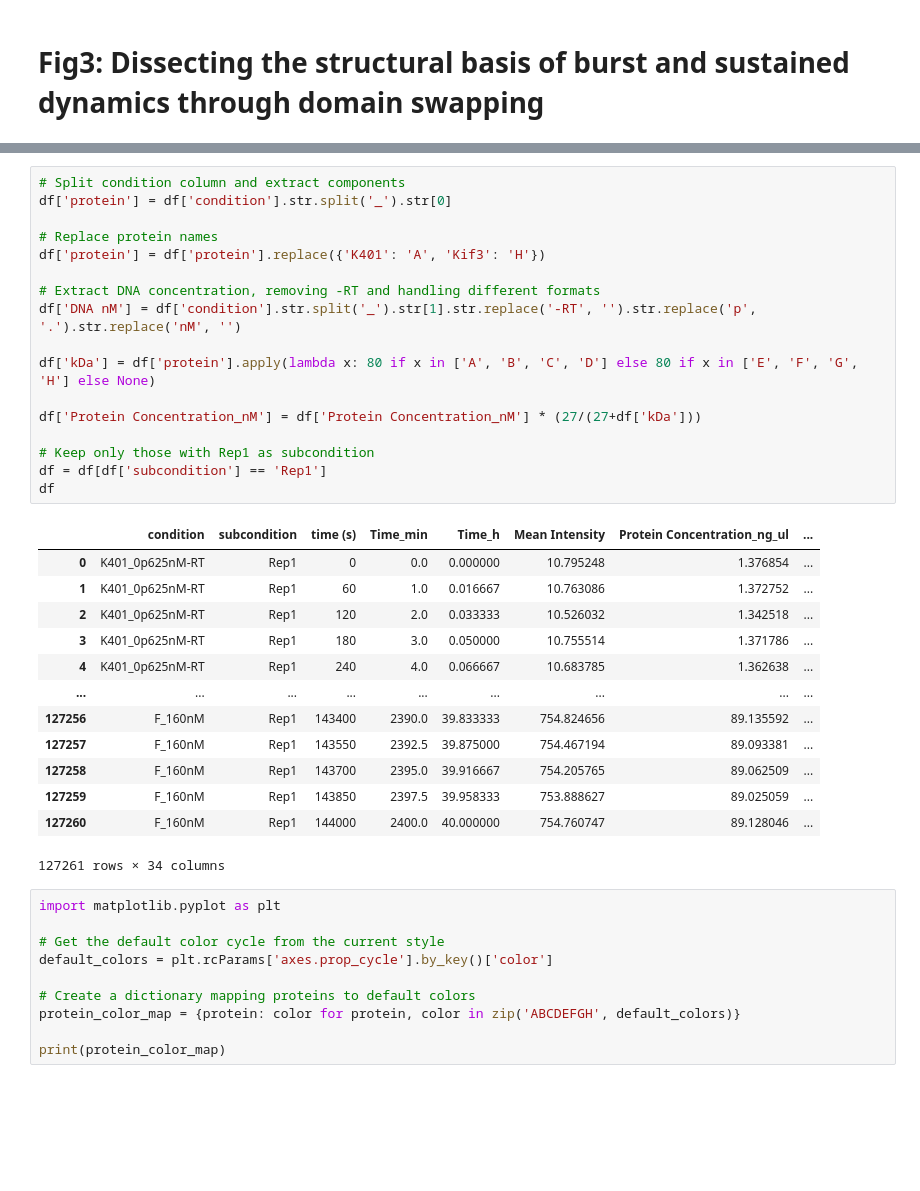
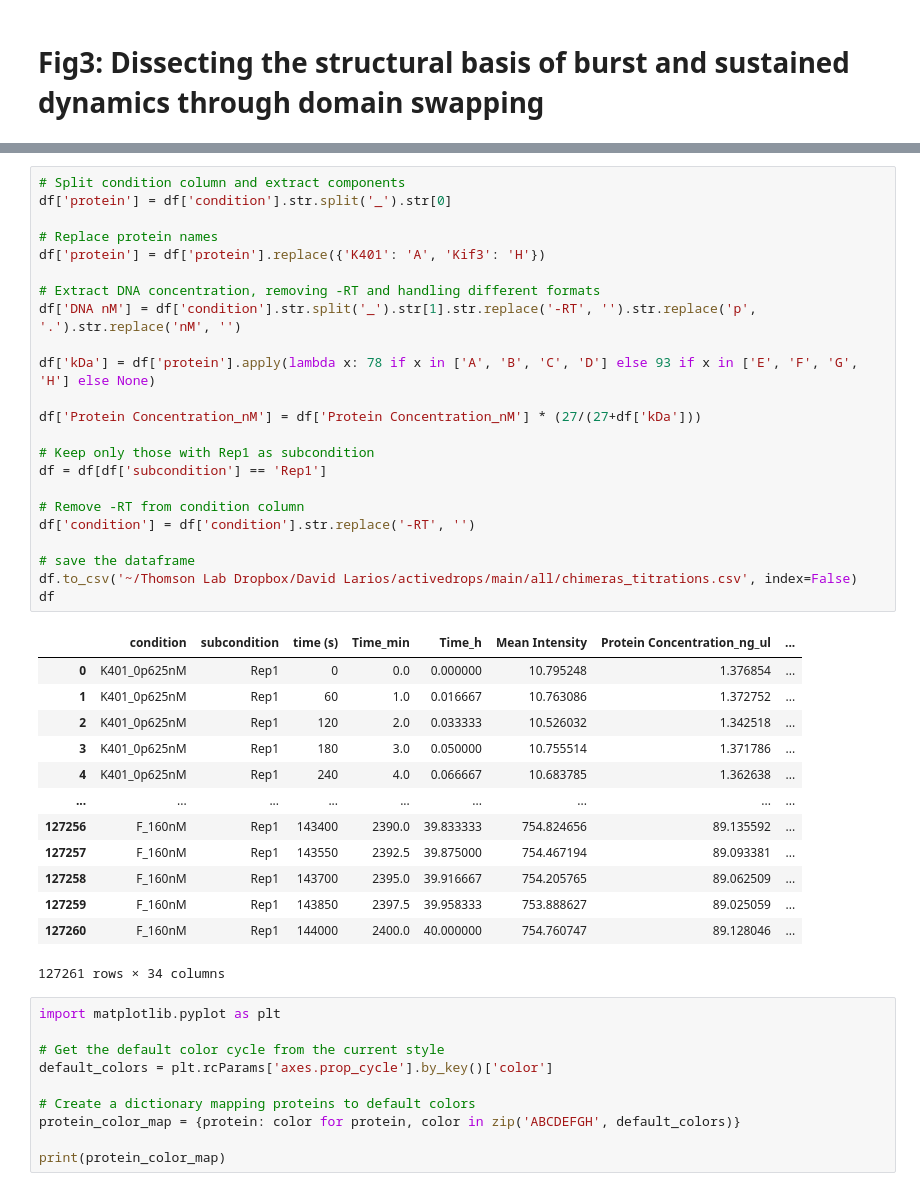
Before and after one commit to dalarios/activedrops, a Jupyter notebook: paper/fig3.ipynb, the cells around one changed output, grey strips where cells are left out. Drawn from its saved outputs; the diff is of its cells as text; blank space fills up the shorter version.

```diff
--- a/paper/fig3.ipynb
+++ b/paper/fig3.ipynb
@@ -42,27 +42,33 @@ df
 # %%
 # Split condition column and extract components
 df['protein'] = df['condition'].str.split('_').str[0]
 
 # Replace protein names
 df['protein'] = df['protein'].replace({'K401': 'A', 'Kif3': 'H'})
 
 # Extract DNA concentration, removing -RT and handling different formats
 df['DNA nM'] = df['condition'].str.split('_').str[1].str.replace('-RT', '').str.replace('p', '.').str.replace('nM', '')
 
-df['kDa'] = df['protein'].apply(lambda x: 80 if x in ['A', 'B', 'C', 'D'] else 80 if x in ['E', 'F', 'G', 'H'] else None)
+df['kDa'] = df['protein'].apply(lambda x: 78 if x in ['A', 'B', 'C', 'D'] else 93 if x in ['E', 'F', 'G', 'H'] else None)
 
 df['Protein Concentration_nM'] = df['Protein Concentration_nM'] * (27/(27+df['kDa']))
 
 # Keep only those with Rep1 as subcondition
 df = df[df['subcondition'] == 'Rep1']
+
+# Remove -RT from condition column
+df['condition'] = df['condition'].str.replace('-RT', '')
+
+# save the dataframe
+df.to_csv('~/Thomson Lab Dropbox/David Larios/activedrops/main/all/chimeras_titrations.csv', index=False)
 df
 # %% [output]
 |  | condition | subcondition | time (s) | Time_min | Time_h | Mean Intensity | Protein Concentration_ng_ul | ... |
-| 0 | K401_0p625nM-RT | Rep1 | 0 | 0.0 | 0.000000 | 10.795248 | 1.376854 | ... |
-| 1 | K401_0p625nM-RT | Rep1 | 60 | 1.0 | 0.016667 | 10.763086 | 1.372752 | ... |
-| 2 | K401_0p625nM-RT | Rep1 | 120 | 2.0 | 0.033333 | 10.526032 | 1.342518 | ... |
-| 3 | K401_0p625nM-RT | Rep1 | 180 | 3.0 | 0.050000 | 10.755514 | 1.371786 | ... |
-| 4 | K401_0p625nM-RT | Rep1 | 240 | 4.0 | 0.066667 | 10.683785 | 1.362638 | ... |
+| 0 | K401_0p625nM | Rep1 | 0 | 0.0 | 0.000000 | 10.795248 | 1.376854 | ... |
+| 1 | K401_0p625nM | Rep1 | 60 | 1.0 | 0.016667 | 10.763086 | 1.372752 | ... |
+| 2 | K401_0p625nM | Rep1 | 120 | 2.0 | 0.033333 | 10.526032 | 1.342518 | ... |
+| 3 | K401_0p625nM | Rep1 | 180 | 3.0 | 0.050000 | 10.755514 | 1.371786 | ... |
+| 4 | K401_0p625nM | Rep1 | 240 | 4.0 | 0.066667 | 10.683785 | 1.362638 | ... |
 | ... | ... | ... | ... | ... | ... | ... | ... | ... |
 | 127256 | F_160nM | Rep1 | 143400 | 2390.0 | 39.833333 | 754.824656 | 89.135592 | ... |
 | 127257 | F_160nM | Rep1 | 143550 | 2392.5 | 39.875000 | 754.467194 | 89.093381 | ... |
```
Also changed, not shown: parts of 15 cells of this notebook, 2 other files.
